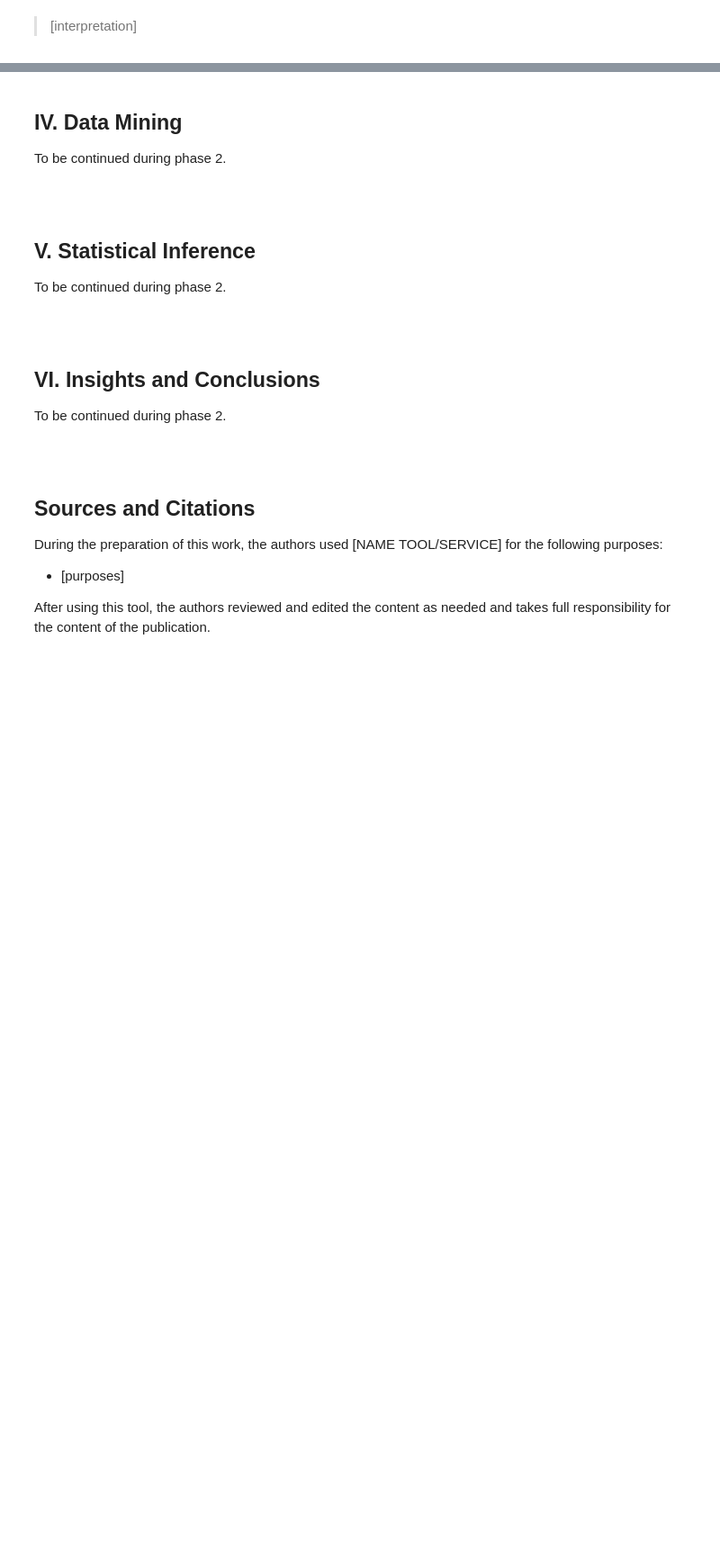
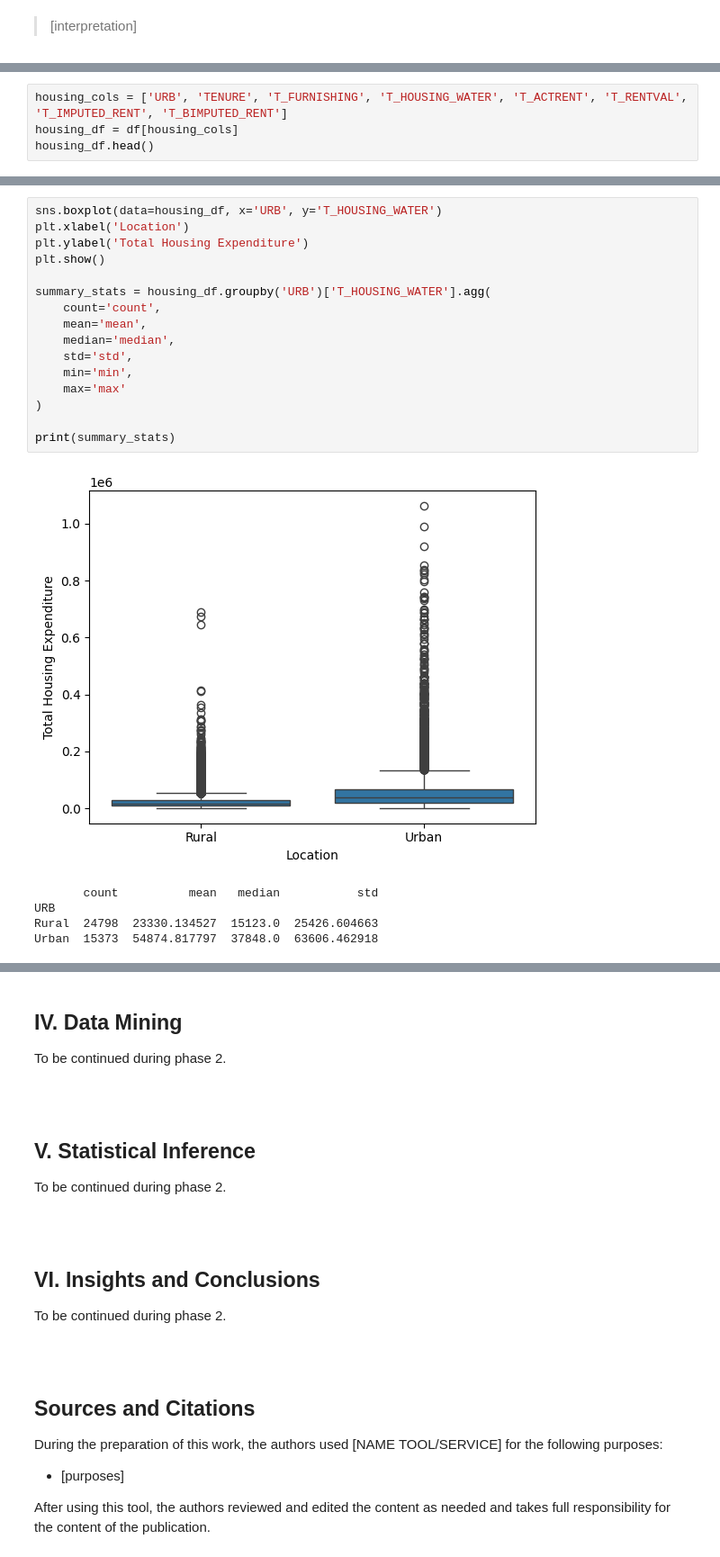
Before and after one commit to qu1r0ra/psa-dataset-analysis, a Jupyter notebook: fie-analysis.ipynb, the cells around one changed output, grey strips where cells are left out. Shown at 90% size. Cells and saved outputs as stored; diff of their text form; blank space fills up the shorter version.

```diff
--- a/fie-analysis.ipynb
+++ b/fie-analysis.ipynb
@@ -986,0 +1068,4 @@ KeyError: "['TENURE'] not in index"
+# %%
+housing_cols = ['URB', 'TENURE', 'T_FURNISHING', 'T_HOUSING_WATER', 'T_ACTRENT', 'T_RENTVAL', 'T_IMPUTED_RENT', 'T_BIMPUTED_RENT']
+housing_df = df[housing_cols]
+housing_df.head()
@@ -986,0 +1083,22 @@ KeyError: "['TENURE'] not in index"
+# %%
+sns.boxplot(data=housing_df, x='URB', y='T_HOUSING_WATER')
+plt.xlabel('Location')
+plt.ylabel('Total Housing Expenditure')
+plt.show()
+
+summary_stats = housing_df.groupby('URB')['T_HOUSING_WATER'].agg(
+    count='count',
+    mean='mean',
+    median='median',
+    std='std',
+    min='min',
+    max='max'
+)
+
+print(summary_stats)
+# %% [output]
+[figure, added]
+       count          mean   median           std
+URB
+Rural  24798  23330.134527  15123.0  25426.604663
+Urban  15373  54874.817797  37848.0  63606.462918
```
Also changed, not shown: parts of 25 cells of this notebook.
